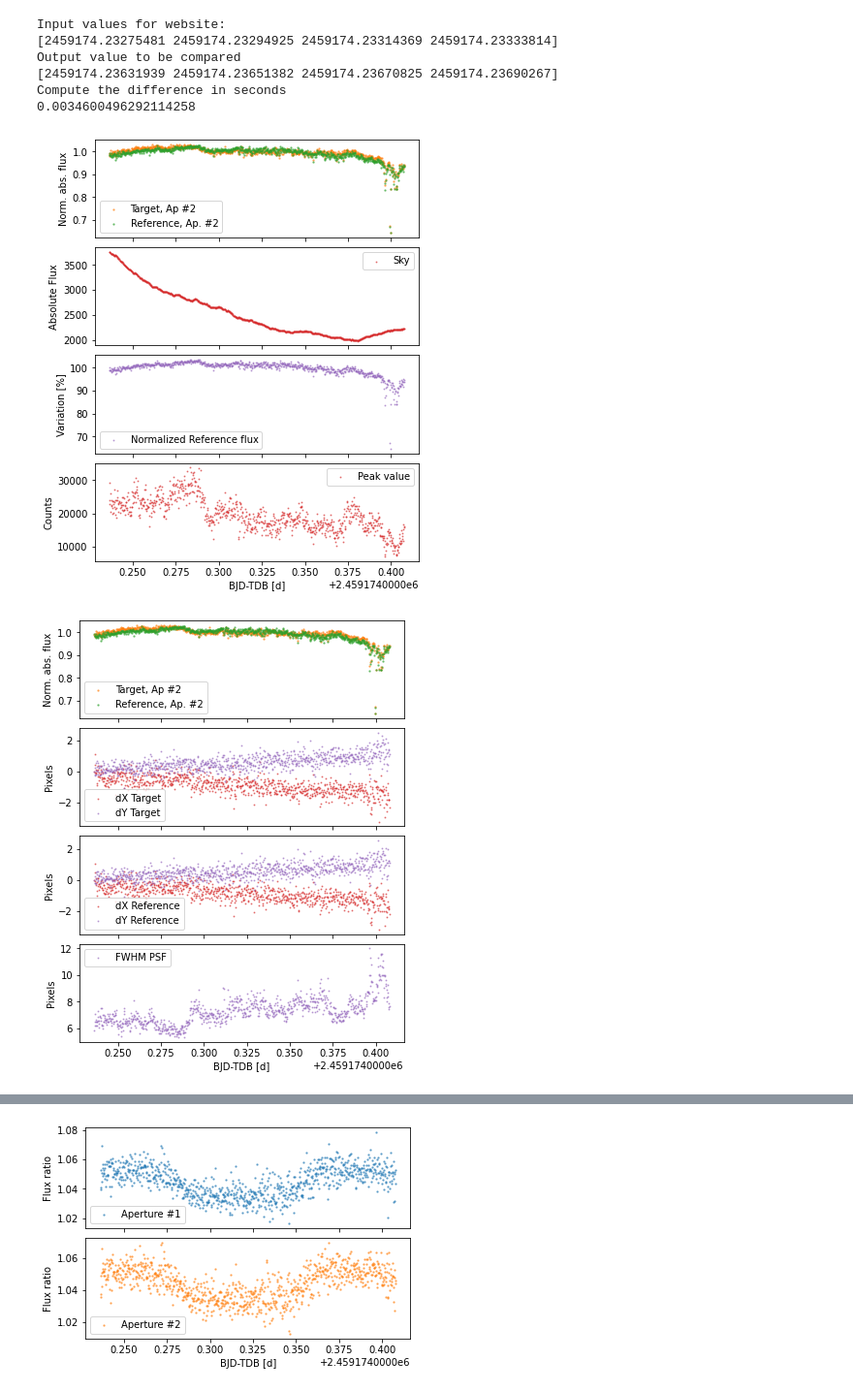
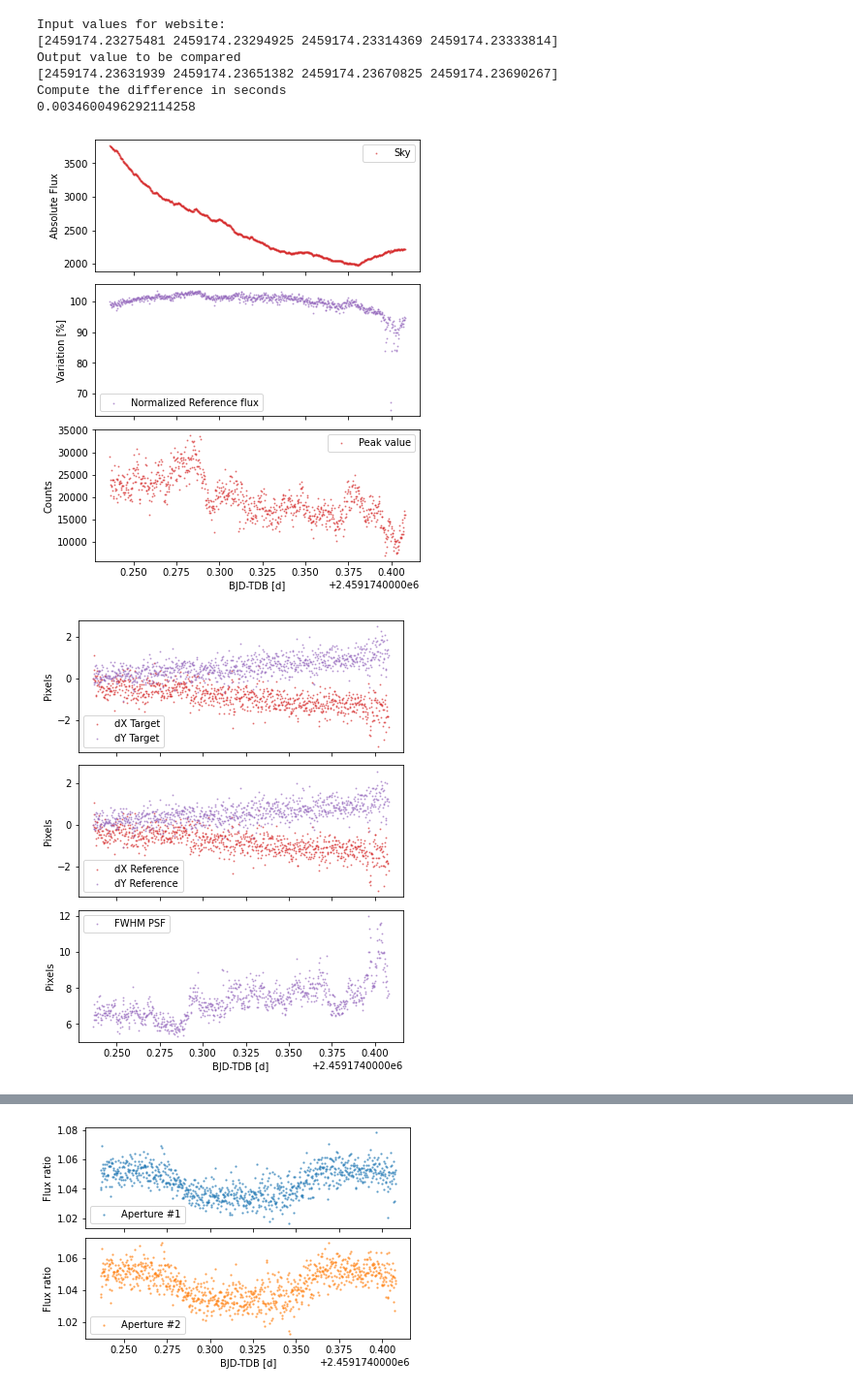
Before and after one commit to blackbianca/WASP-44-b, a Jupyter notebook: notebooks/TASTE 03 - analysis of sentinel output.ipynb, the cells around one changed output, grey strips where cells are left out. Shown: that part at 97% size. Drawn from its saved outputs; the diff is of its cells as text; code cells hidden in the pictures.

```diff
--- a/notebooks/TASTE 03 - analysis of sentinel output.ipynb
+++ b/notebooks/TASTE 03 - analysis of sentinel output.ipynb
@@ -124,12 +124,13 @@ Compute the difference in seconds
 # 19: abflux
 
 
-fig, (ax1,ax2,ax3,ax4) = plt.subplots(nrows=4, sharex=True, figsize=(6,8))
+#fig, (ax1,ax2,ax3,ax4) = plt.subplots(nrows=4, sharex=True, figsize=(6,8))
+fig, (ax2,ax3,ax4) = plt.subplots(nrows=3, sharex=True, figsize=(6,8))
 # remove vertical gap between subplots
 plt.subplots_adjust(hspace=.1)
 
-ax1.scatter(bjd_tdb, sentinel_data[:,13]/np.median(sentinel_data[:,13]), c='C1', s=2, alpha=0.5, label='Target, Ap #2')
-ax1.scatter(bjd_tdb, sentinel_data[:,15]/np.median(sentinel_data[:,15]), c='C2', s=2, alpha=0.5, label='Reference, Ap. #2')
+#ax1.scatter(bjd_tdb, sentinel_data[:,13]/np.median(sentinel_data[:,13]), c='C1', s=2, alpha=0.5, label='Target, Ap #2')
+#ax1.scatter(bjd_tdb, sentinel_data[:,15]/np.median(sentinel_data[:,15]), c='C2', s=2, alpha=0.5, label='Reference, Ap. #2')
 ax2.scatter(bjd_tdb, sentinel_data[:,18], c='C3', s=1, alpha=0.5, label='Sky')
 
 ax3.scatter(bjd_tdb, sentinel_data[:,19], c='C4', s=1, alpha=0.5, label='Normalized Reference flux')
@@ -139,12 +140,12 @@ ax4.scatter(bjd_tdb, sentinel_data[:,11], c='C3', s=1, alpha=0.5, label='Peak va
 # use ax1 or ax2 depending on where do you want the labels
 ax4.set_xlabel('BJD-TDB [d]')
 
-ax1.set_ylabel('Norm. abs. flux')
+#ax1.set_ylabel('Norm. abs. flux')
 ax2.set_ylabel('Absolute Flux')
 ax3.set_ylabel('Variation [%]')
 ax4.set_ylabel('Counts')
 
-ax1.legend()
+#ax1.legend()
 ax2.legend()
 ax3.legend()
 ax4.legend()
@@ -156,7 +157,7 @@ plt.show()
 # here there is something strange, since the sky bkg has a constant decrease
 # but also both sources behave in a similar way
 # %% [output]
-[figure, old version]
+[figure, new version]
 # %%
 # Plot: "raw" light curve of target and reference
 
@@ -192,46 +193,47 @@ plt.show()
 # 19: abflux
 
 
-fig, (ax1,ax2,ax3,ax4) = plt.subplots(nrows=4, sharex=True, figsize=(6,8))
+#fig, (ax1,ax2,ax3,ax4) = plt.subplots(nrows=4, sharex=True, figsize=(6,8))
+fig, (ax2,ax3,ax4) = plt.subplots(nrows=3, sharex=True, figsize=(6,8))
 # remove vertical gap between subplots
 plt.subplots_adjust(hspace=.1)
 
-ax1.scatter(bjd_tdb, sentinel_data[:,13]/np.median(sentinel_data[:,13]), c='C1', s=2, alpha=0.5, label='Target, Ap #2')
-ax1.scatter(bjd_tdb, sentinel_data[:,15]/np.median(sentinel_data[:,15]), c='C2', s=2, alpha=0.5, label='Reference, Ap. #2')
+#ax1.scatter(bjd_tdb, sentinel_data[:,13]/np.median(sentinel_data[:,13]), c='C1', s=2, alpha=0.5, label='Target, Ap #2')
+#ax1.scatter(bjd_tdb, sentinel_data[:,15]/np.median(sentinel_data[:,15]), c='C2', s=2, alpha=0.5, label='Reference, Ap. #2')
 
 
 ax2.scatter(bjd_tdb, sentinel_data[:,6], c='C3', s=1, alpha=0.5, label='dX Target')
 ax2.scatter(bjd_tdb, sentinel_data[:,7], c='C4', s=1, alpha=0.5, label='dY Target')
 
 ax3.scatter(bjd_tdb, sentinel_data[:,8]-sentinel_data[0,8], c='C3', s=1, alpha=0.5, label='dX Reference')
 ax3.scatter(bjd_tdb, sentinel_data[:,9]-sentinel_data[0,9], c='C4', s=1, alpha=0.5, label='dY Reference')
 
 ax4.scatter(bjd_tdb, sentinel_data[:,10], c='C4', s=1, alpha=0.5, label='FWHM PSF')
 
 #ax3.scatter(bjd_tdb, sentinel_data[:,19], c='C4', s=1, alpha=0.5, label='Normalized Reference flux')
 #ax4.scatter(bjd_tdb, sentinel_data[:,11], c='C3', s=1, alpha=0.5, label='Peak value')
 
 # mind the difference with plt.xlabel
 # use ax1 or ax2 depending on where do you want the labels
 ax4.set_xlabel('BJD-TDB [d]')
 
 ax1.set_ylabel('Norm. abs. flux')
 ax2.set_ylabel('Pixels')
 ax3.set_ylabel('Pixels')
 ax4.set_ylabel('Pixels')
 
 ax1.legend()
 ax2.legend()
 ax3.legend()
 ax4.legend()
 plt.show()
 
 
 
 
 # reference and target move in the same way, this a nice check that nothing went wrong with the apparatus
 # %% [output]
-[figure, old version]
+[figure, new version]
 # %%
 # Plot: light curve of target and reference
 
```
Also changed, not shown: parts of 3 cells of this notebook.
